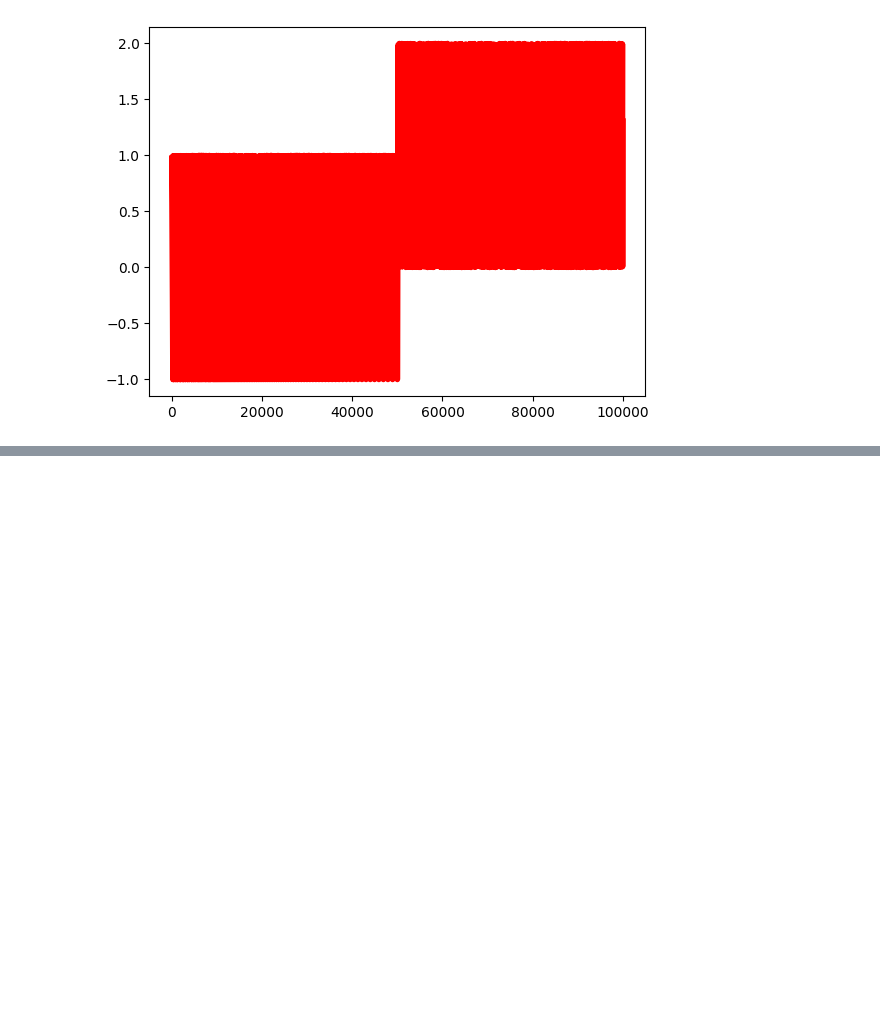
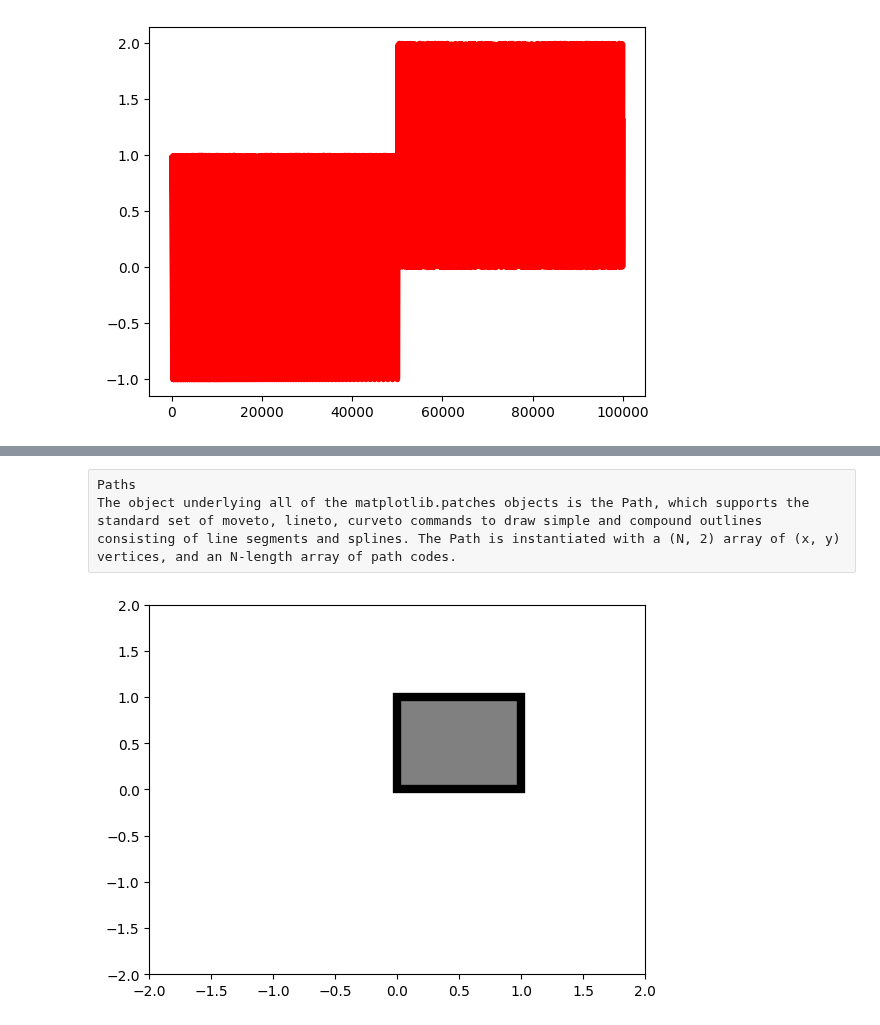
Before and after one commit to manasesmutembei11/ML, a Jupyter notebook: matplotlib/matplotlib_artists.ipynb, the cells around one changed output, grey strips where cells are left out. Saved outputs shown, nothing was run; the diff lists cells and outputs as text; code cells hidden in the pictures; blank space fills up the shorter version.

```diff
--- a/matplotlib/matplotlib_artists.ipynb
+++ b/matplotlib/matplotlib_artists.ipynb
@@ -118,0 +139,33 @@ plt.show()
+# %% [raw]
+Paths
+The object underlying all of the matplotlib.patches objects is the Path, which supports the standard set of moveto, lineto, curveto commands to draw simple and compound outlines consisting of line segments and splines. The Path is instantiated with a (N, 2) array of (x, y) vertices, and an N-length array of path codes.
+# %%
+import matplotlib.patches as patches
+from matplotlib.path import Path
+
+verts = [
+   (0., 0.),  # left, bottom
+   (0., 1.),  # left, top
+   (1., 1.),  # right, top
+   (1., 0.),  # right, bottom
+   (0., 0.),  # ignored
+]
+
+codes = [
+    Path.MOVETO,
+    Path.LINETO,
+    Path.LINETO,
+    Path.LINETO,
+    Path.CLOSEPOLY,
+]
+
+path = Path(verts, codes)
+
+fig, ax = plt.subplots()
+patch = patches.PathPatch(path, facecolor='grey', lw=6)
+ax.add_patch(patch)
+ax.set_xlim(-2, 2)
+ax.set_ylim(-2, 2)
+plt.show()
+# %% [output]
+[figure, added]
```
Also changed, not shown: parts of 2 cells of this notebook.
